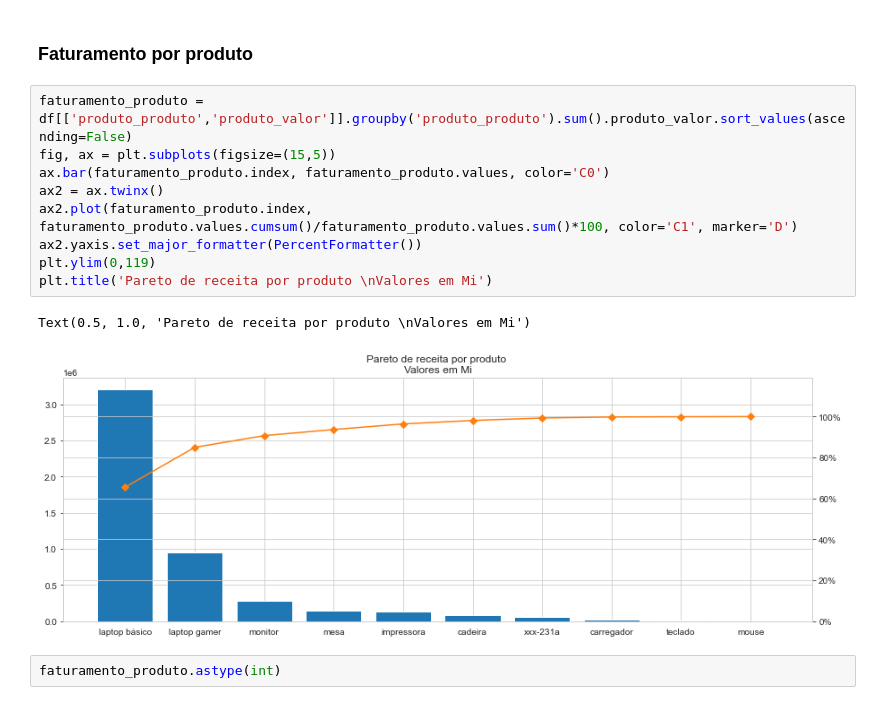
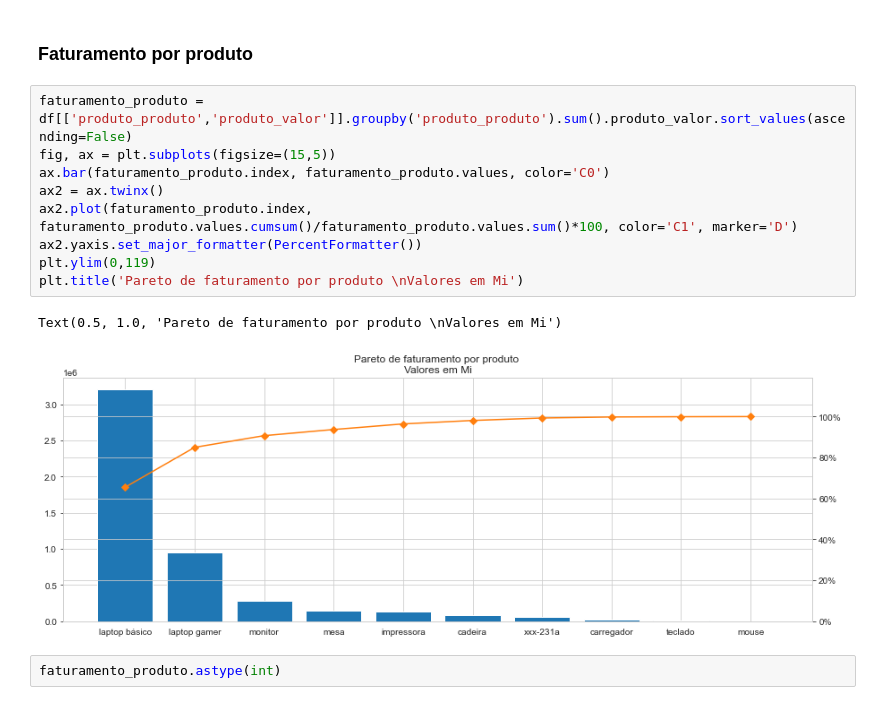
Before and after one commit to italocreator/heros-journey, a Jupyter notebook: Projeto_20211115/202111115_tratamento/5-Analises_Insights/20211115_Analises.ipynb, the cells around one changed output. Saved outputs shown, nothing was run; the diff lists cells and outputs as text.

```diff
--- a/Projeto_20211115/202111115_tratamento/5-Analises_Insights/20211115_Analises.ipynb
+++ b/Projeto_20211115/202111115_tratamento/5-Analises_Insights/20211115_Analises.ipynb
@@ -407,15 +407,15 @@ Text(0.5, 1.0, 'Faturamento por Cliente')
 # %%
 faturamento_produto = df[['produto_produto','produto_valor']].groupby('produto_produto').sum().produto_valor.sort_values(ascending=False)
 fig, ax = plt.subplots(figsize=(15,5))
 ax.bar(faturamento_produto.index, faturamento_produto.values, color='C0')
 ax2 = ax.twinx()
 ax2.plot(faturamento_produto.index, faturamento_produto.values.cumsum()/faturamento_produto.values.sum()*100, color='C1', marker='D')
 ax2.yaxis.set_major_formatter(PercentFormatter())
 plt.ylim(0,119)
-plt.title('Pareto de receita por produto \nValores em Mi')
+plt.title('Pareto de faturamento por produto \nValores em Mi')
 # %% [output]
-Text(0.5, 1.0, 'Pareto de receita por produto \nValores em Mi')
+Text(0.5, 1.0, 'Pareto de faturamento por produto \nValores em Mi')
-[figure, old version]
+[figure, new version]
 # %%
 faturamento_produto.astype(int)
 # %% [output]
```
Also changed, not shown: parts of 4 cells of this notebook, 1 other file.
